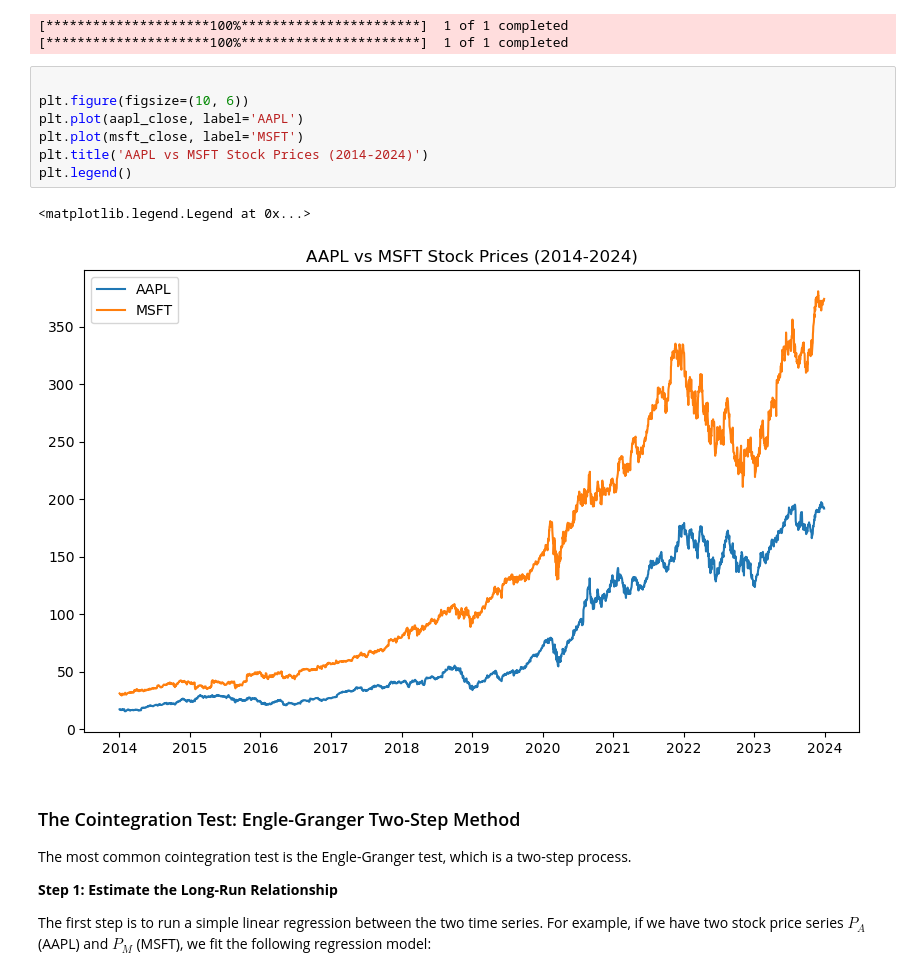
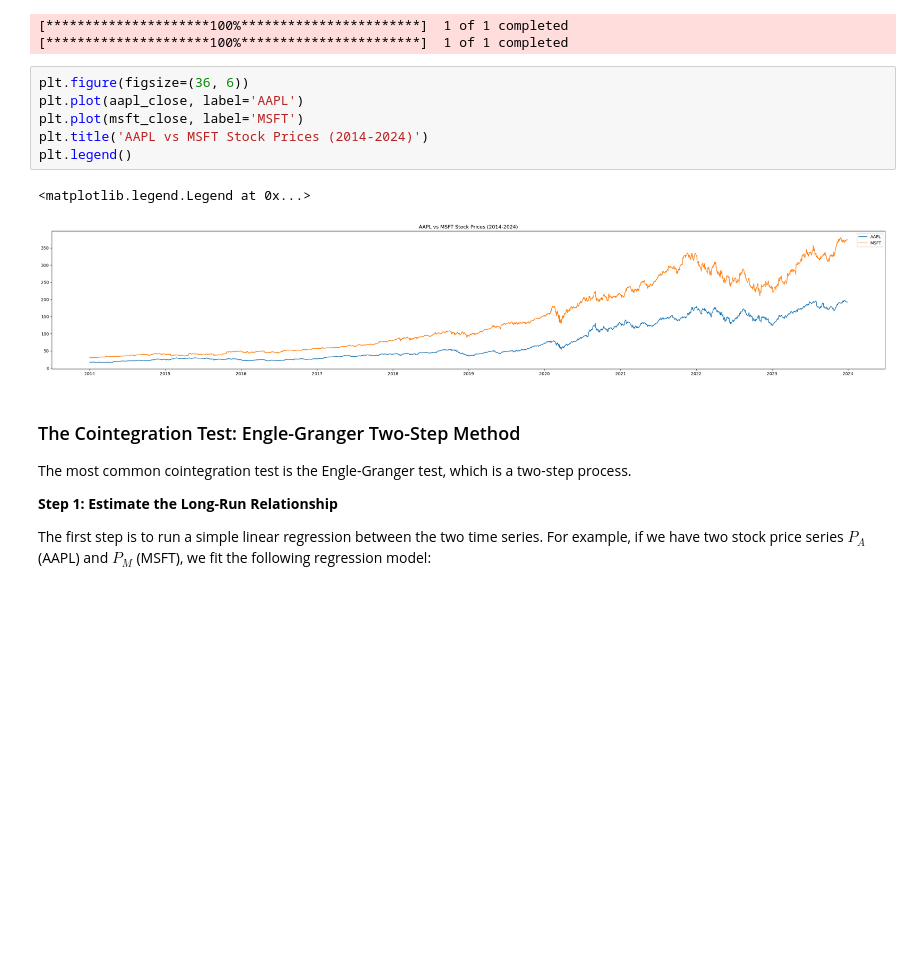
Before and after one commit to loyiwen/PairsTradingBot, a Jupyter notebook: pairs_trading_logic.ipynb, the cells around one changed output. Cells and saved outputs as stored; diff of their text form; blank space fills up the shorter version.

```diff
--- a/pairs_trading_logic.ipynb
+++ b/pairs_trading_logic.ipynb
@@ -19,15 +19,14 @@ msft_close = msft_data['Adj Close']
 [*********************100%***********************]  1 of 1 completed
 [*********************100%***********************]  1 of 1 completed
 # %%
-
-plt.figure(figsize=(10, 6))
+plt.figure(figsize=(36, 6))
 plt.plot(aapl_close, label='AAPL')
 plt.plot(msft_close, label='MSFT')
 plt.title('AAPL vs MSFT Stock Prices (2014-2024)')
 plt.legend()
 # %% [output]
 <matplotlib.legend.Legend at 0x...>
-[figure, old version]
+[figure, new version]
 # %% [markdown]
 ### The Cointegration Test: Engle-Granger Two-Step Method
 
```
Also changed, not shown: parts of 4 cells of this notebook.
